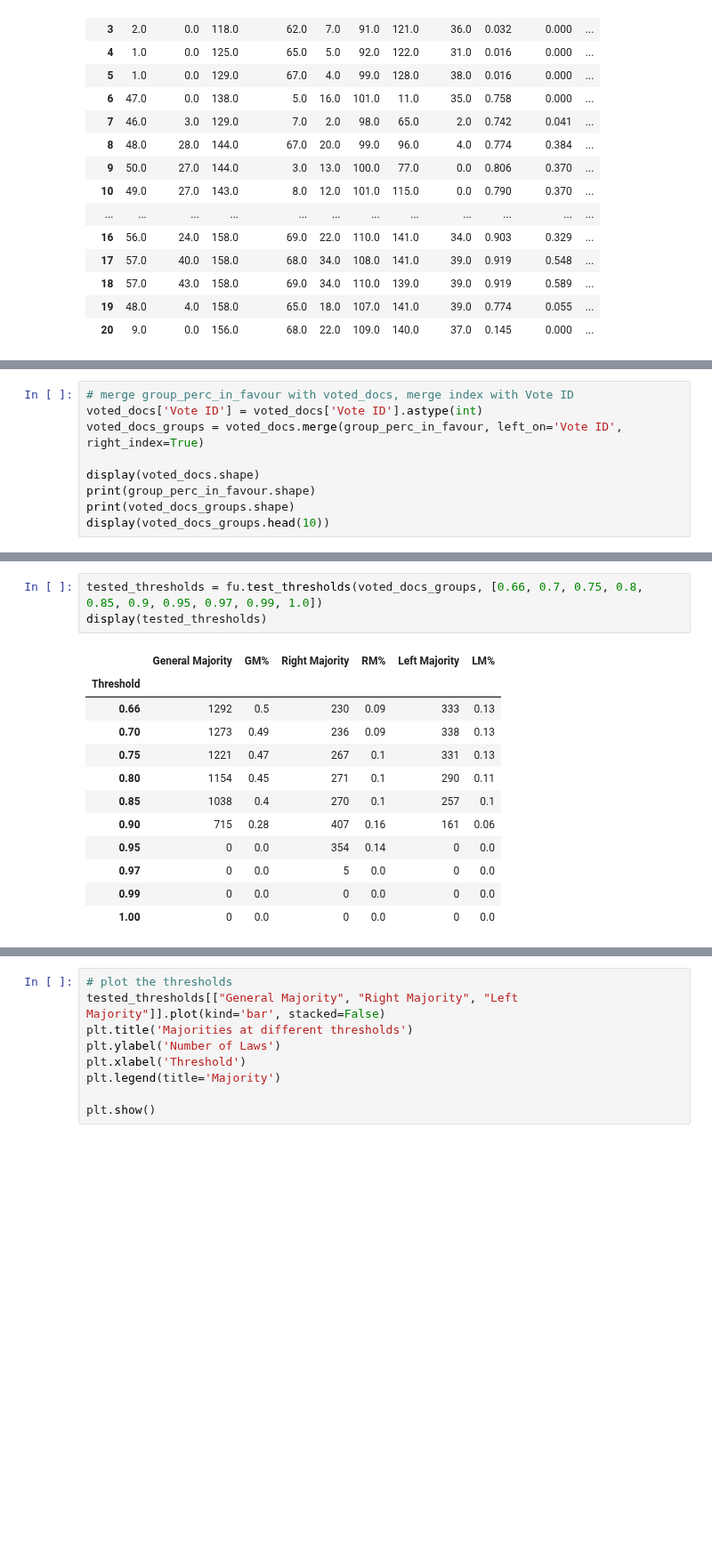
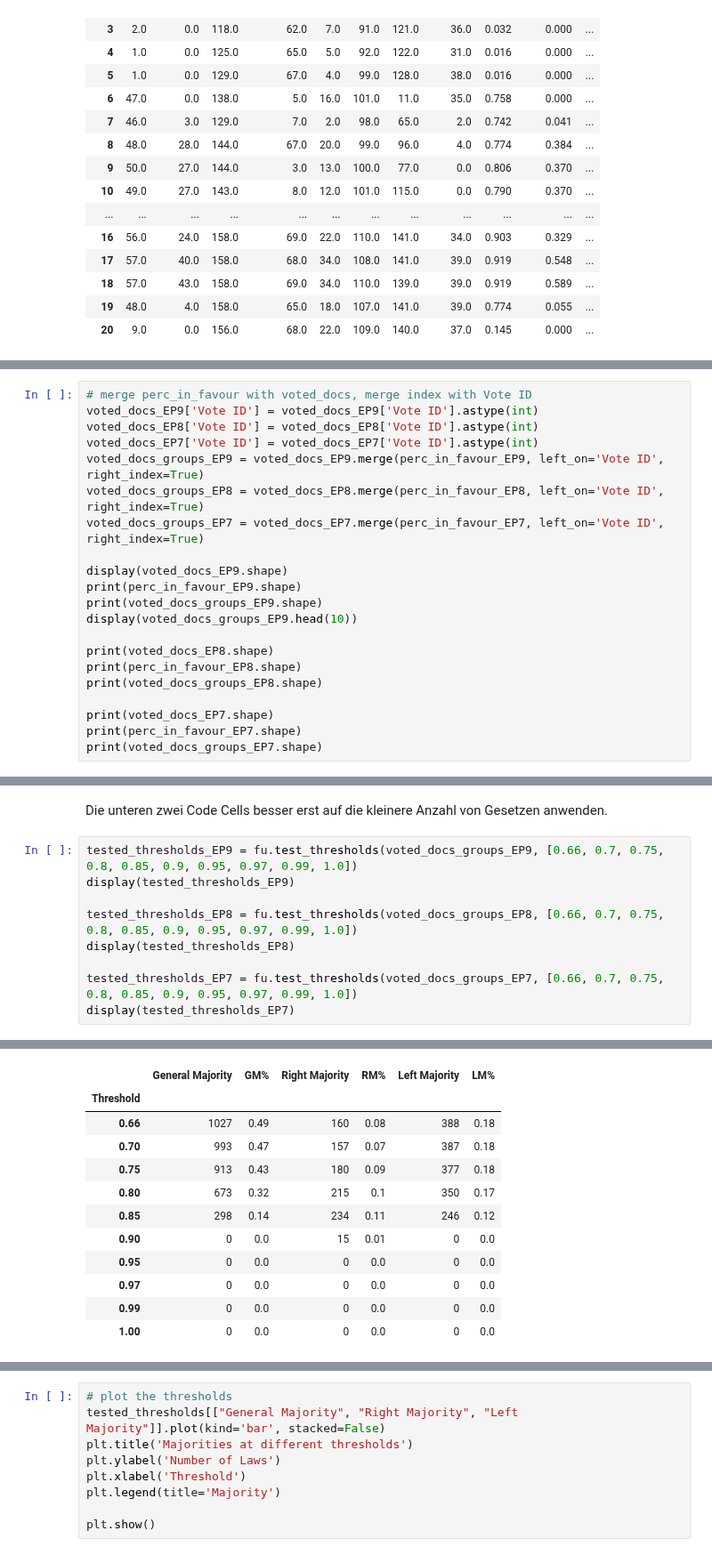
Before and after one commit to izu457/Thesis_Finetuning_GPT3.5_Political_Stance, a Jupyter notebook: EDA.ipynb, the cells around one changed output, grey strips where cells are left out. Shown at 89% size. Drawn from its saved outputs; the diff is of its cells as text; blank space fills up the shorter version.

```diff
--- a/EDA.ipynb
+++ b/EDA.ipynb
@@ -505,12 +573,24 @@ perc_in_favour_EP9.to_csv('data/perc_in_favour_EP9.csv')
 # %%
-# merge group_perc_in_favour with voted_docs, merge index with Vote ID
-voted_docs['Vote ID'] = voted_docs['Vote ID'].astype(int)
-voted_docs_groups = voted_docs.merge(group_perc_in_favour, left_on='Vote ID', right_index=True)
+# merge perc_in_favour with voted_docs, merge index with Vote ID
+voted_docs_EP9['Vote ID'] = voted_docs_EP9['Vote ID'].astype(int)
+voted_docs_EP8['Vote ID'] = voted_docs_EP8['Vote ID'].astype(int)
+voted_docs_EP7['Vote ID'] = voted_docs_EP7['Vote ID'].astype(int)
+voted_docs_groups_EP9 = voted_docs_EP9.merge(perc_in_favour_EP9, left_on='Vote ID', right_index=True)
+voted_docs_groups_EP8 = voted_docs_EP8.merge(perc_in_favour_EP8, left_on='Vote ID', right_index=True)
+voted_docs_groups_EP7 = voted_docs_EP7.merge(perc_in_favour_EP7, left_on='Vote ID', right_index=True)
 
-display(voted_docs.shape)
-print(group_perc_in_favour.shape)
-print(voted_docs_groups.shape)
-display(voted_docs_groups.head(10))
+display(voted_docs_EP9.shape)
+print(perc_in_favour_EP9.shape)
+print(voted_docs_groups_EP9.shape)
+display(voted_docs_groups_EP9.head(10))
+
+print(voted_docs_EP8.shape)
+print(perc_in_favour_EP8.shape)
+print(voted_docs_groups_EP8.shape)
+
+print(voted_docs_EP7.shape)
+print(perc_in_favour_EP7.shape)
+print(voted_docs_groups_EP7.shape)
 # %% [output]
 (2582, 24)
 (13459, 16)
@@ -530,16 +616,12 @@ display(voted_docs_groups.head(10))
-# %%
-tested_thresholds = fu.test_thresholds(voted_docs_groups, [0.66, 0.7, 0.75, 0.8, 0.85, 0.9, 0.95, 0.97, 0.99, 1.0])
-display(tested_thresholds)
-# %% [output]
-|  | General Majority | GM% | Right Majority | RM% | Left Majority | LM% |
-| Threshold |  |  |  |  |  |  |
-| 0.66 | 1292 | 0.5 | 230 | 0.09 | 333 | 0.13 |
-| 0.70 | 1273 | 0.49 | 236 | 0.09 | 338 | 0.13 |
-| 0.75 | 1221 | 0.47 | 267 | 0.1 | 331 | 0.13 |
-| 0.80 | 1154 | 0.45 | 271 | 0.1 | 290 | 0.11 |
-| 0.85 | 1038 | 0.4 | 270 | 0.1 | 257 | 0.1 |
-| 0.90 | 715 | 0.28 | 407 | 0.16 | 161 | 0.06 |
-| 0.95 | 0 | 0.0 | 354 | 0.14 | 0 | 0.0 |
-| 0.97 | 0 | 0.0 | 5 | 0.0 | 0 | 0.0 |
-| 0.99 | 0 | 0.0 | 0 | 0.0 | 0 | 0.0 |
-| 1.00 | 0 | 0.0 | 0 | 0.0 | 0 | 0.0 |
+# %% [markdown]
+Die unteren zwei Code Cells besser erst auf die kleinere Anzahl von Gesetzen anwenden.
+# %%
+tested_thresholds_EP9 = fu.test_thresholds(voted_docs_groups_EP9, [0.66, 0.7, 0.75, 0.8, 0.85, 0.9, 0.95, 0.97, 0.99, 1.0])
+display(tested_thresholds_EP9)
+
+tested_thresholds_EP8 = fu.test_thresholds(voted_docs_groups_EP8, [0.66, 0.7, 0.75, 0.8, 0.85, 0.9, 0.95, 0.97, 0.99, 1.0])
+display(tested_thresholds_EP8)
+
+tested_thresholds_EP7 = fu.test_thresholds(voted_docs_groups_EP7, [0.66, 0.7, 0.75, 0.8, 0.85, 0.9, 0.95, 0.97, 0.99, 1.0])
+display(tested_thresholds_EP7)
+# %% [output]
@@ -545,0 +640,12 @@ display(tested_thresholds)
+|  | General Majority | GM% | Right Majority | RM% | Left Majority | LM% |
+| Threshold |  |  |  |  |  |  |
+| 0.66 | 1027 | 0.49 | 160 | 0.08 | 388 | 0.18 |
+| 0.70 | 993 | 0.47 | 157 | 0.07 | 387 | 0.18 |
+| 0.75 | 913 | 0.43 | 180 | 0.09 | 377 | 0.18 |
+| 0.80 | 673 | 0.32 | 215 | 0.1 | 350 | 0.17 |
+| 0.85 | 298 | 0.14 | 234 | 0.11 | 246 | 0.12 |
+| 0.90 | 0 | 0.0 | 15 | 0.01 | 0 | 0.0 |
+| 0.95 | 0 | 0.0 | 0 | 0.0 | 0 | 0.0 |
+| 0.97 | 0 | 0.0 | 0 | 0.0 | 0 | 0.0 |
+| 0.99 | 0 | 0.0 | 0 | 0.0 | 0 | 0.0 |
+| 1.00 | 0 | 0.0 | 0 | 0.0 | 0 | 0.0 |
```
Also changed, not shown: parts of 11 cells of this notebook.
